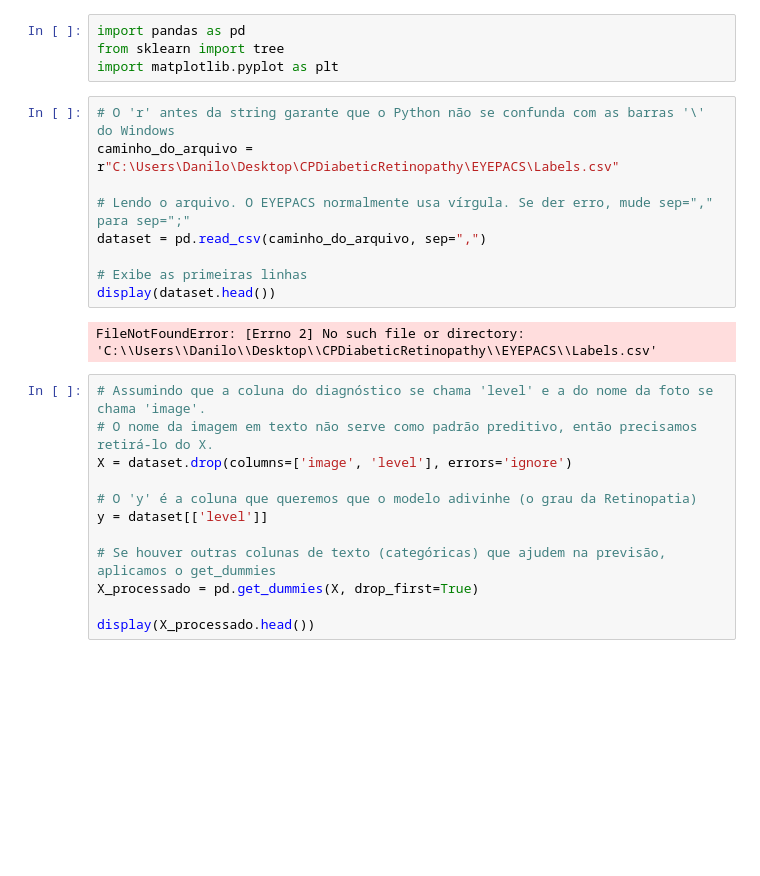
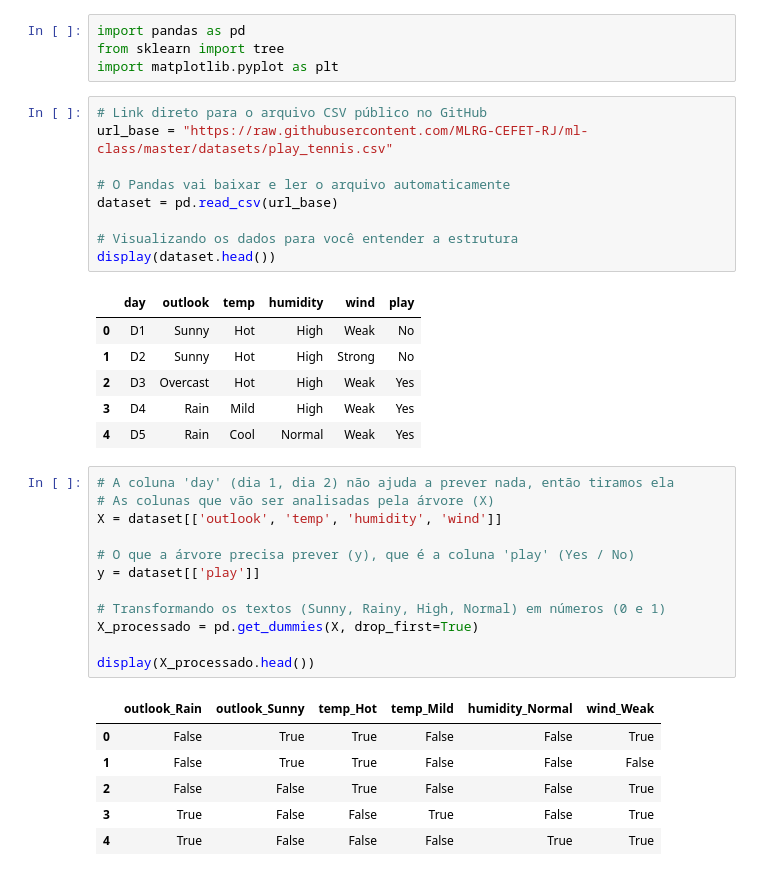
Before and after one commit to DaniloHonda/Calculadora-PHP, a Jupyter notebook: decision_tree.ipynb, the cells around one changed output. Saved outputs shown, nothing was run; the diff lists cells and outputs as text; blank space fills up the shorter version.

```diff
--- a/decision_tree.ipynb
+++ b/decision_tree.ipynb
@@ -4,27 +4,39 @@
 import pandas as pd
 from sklearn import tree
 import matplotlib.pyplot as plt
-# %%
-# O 'r' antes da string garante que o Python não se confunda com as barras '\' do Windows
-caminho_do_arquivo = r"C:\Users\Danilo\Desktop\CPDiabeticRetinopathy\EYEPACS\Labels.csv"
-
-# Lendo o arquivo. O EYEPACS normalmente usa vírgula. Se der erro, mude sep="," para sep=";"
-dataset = pd.read_csv(caminho_do_arquivo, sep=",")
-
-# Exibe as primeiras linhas
-display(dataset.head())
-# %% [output]
-FileNotFoundError: [Errno 2] No such file or directory: 'C:\\Users\\Danilo\\Desktop\\CPDiabeticRetinopathy\\EYEPACS\\Labels.csv'
-# %%
-# Assumindo que a coluna do diagnóstico se chama 'level' e a do nome da foto se chama 'image'.
-# O nome da imagem em texto não serve como padrão preditivo, então precisamos retirá-lo do X.
-X = dataset.drop(columns=['image', 'level'], errors='ignore')
-
-# O 'y' é a coluna que queremos que o modelo adivinhe (o grau da Retinopatia)
-y = dataset[['level']]
-
-# Se houver outras colunas de texto (categóricas) que ajudem na previsão, aplicamos o get_dummies
-X_processado = pd.get_dummies(X, drop_first=True)
-
-display(X_processado.head())
+# %%
+# Link direto para o arquivo CSV público no GitHub
+url_base = "https://raw.githubusercontent.com/MLRG-CEFET-RJ/ml-class/master/datasets/play_tennis.csv"
+
+# O Pandas vai baixar e ler o arquivo automaticamente
+dataset = pd.read_csv(url_base)
+
+# Visualizando os dados para você entender a estrutura
+display(dataset.head())
+# %% [output]
+|  | day | outlook | temp | humidity | wind | play |
+| 0 | D1 | Sunny | Hot | High | Weak | No |
+| 1 | D2 | Sunny | Hot | High | Strong | No |
+| 2 | D3 | Overcast | Hot | High | Weak | Yes |
+| 3 | D4 | Rain | Mild | High | Weak | Yes |
+| 4 | D5 | Rain | Cool | Normal | Weak | Yes |
+# %%
+# A coluna 'day' (dia 1, dia 2) não ajuda a prever nada, então tiramos ela
+# As colunas que vão ser analisadas pela árvore (X)
+X = dataset[['outlook', 'temp', 'humidity', 'wind']]
+
+# O que a árvore precisa prever (y), que é a coluna 'play' (Yes / No)
+y = dataset[['play']]
+
+# Transformando os textos (Sunny, Rainy, High, Normal) em números (0 e 1)
+X_processado = pd.get_dummies(X, drop_first=True)
+
+display(X_processado.head())
+# %% [output]
+|  | outlook_Rain | outlook_Sunny | temp_Hot | temp_Mild | humidity_Normal | wind_Weak |
+| 0 | False | True | True | False | False | True |
+| 1 | False | True | True | False | False | False |
+| 2 | False | False | True | False | False | True |
+| 3 | True | False | False | True | False | True |
+| 4 | True | False | False | False | True | True |
 # %%
```
Also changed, not shown: parts of 1 cell of this notebook.
